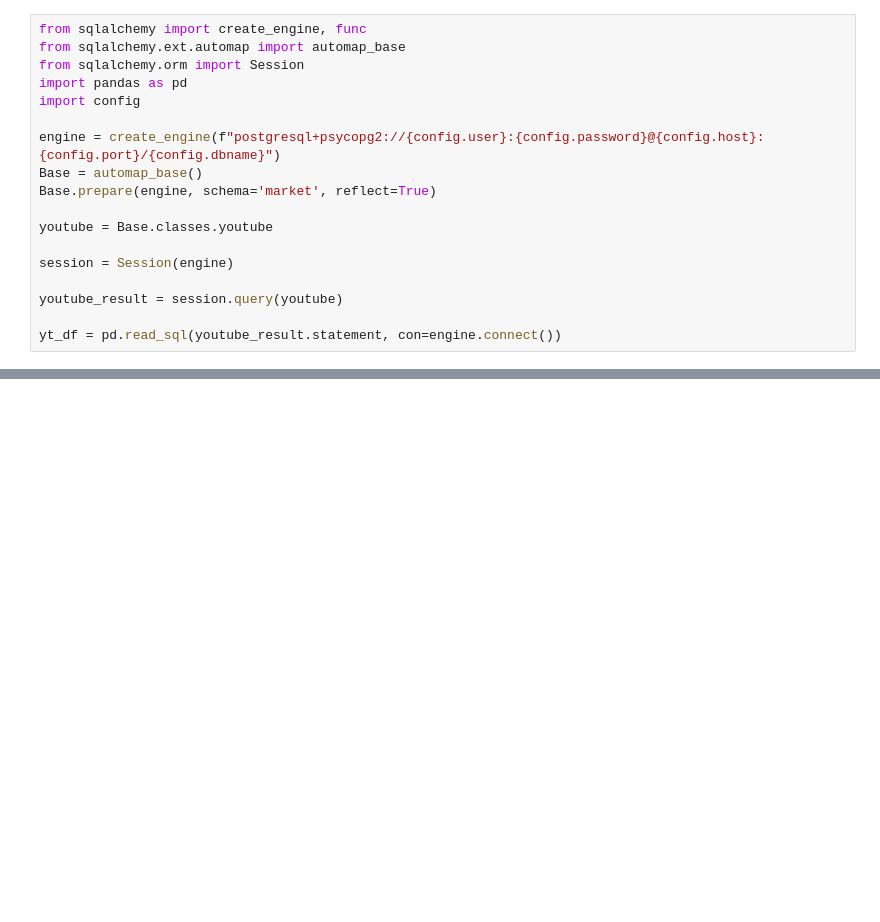
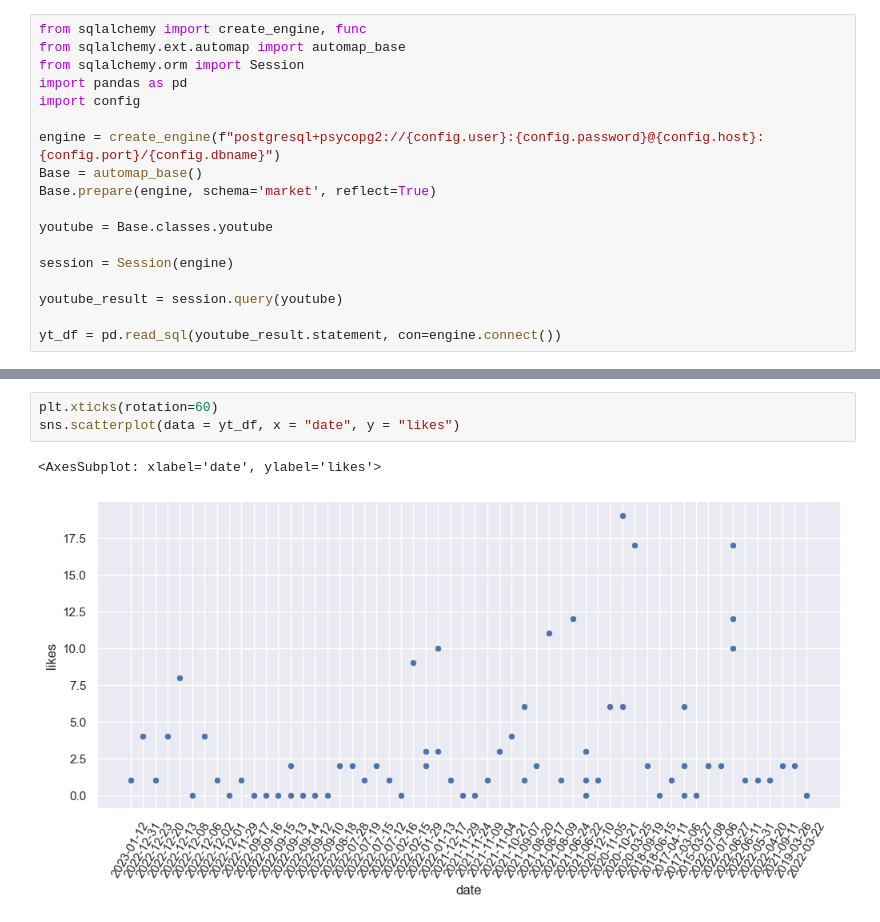
Before and after one commit to tpham16/TKH-Social-Media-Engagement-Analytics, a Jupyter notebook: sprint7_eda/youtube_eda7.ipynb, the cells around one changed output, grey strips where cells are left out. Cells and saved outputs as stored; diff of their text form; blank space fills up the shorter version.

```diff
--- a/sprint7_eda/youtube_eda7.ipynb
+++ b/sprint7_eda/youtube_eda7.ipynb
@@ -33,0 +69,6 @@ yt_df = pd.read_sql(youtube_result.statement, con=engine.connect())
+# %%
+plt.xticks(rotation=60)
+sns.scatterplot(data = yt_df, x = "date", y = "likes")
+# %% [output]
+<AxesSubplot: xlabel='date', ylabel='likes'>
+[figure, added]
```
Also changed, not shown: parts of 26 cells of this notebook, 1 other file.
